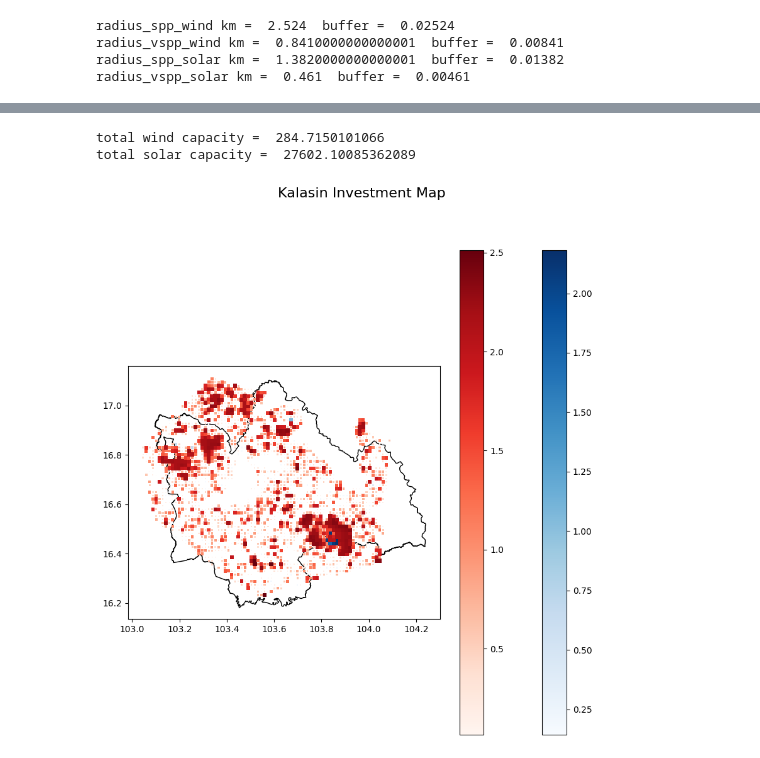
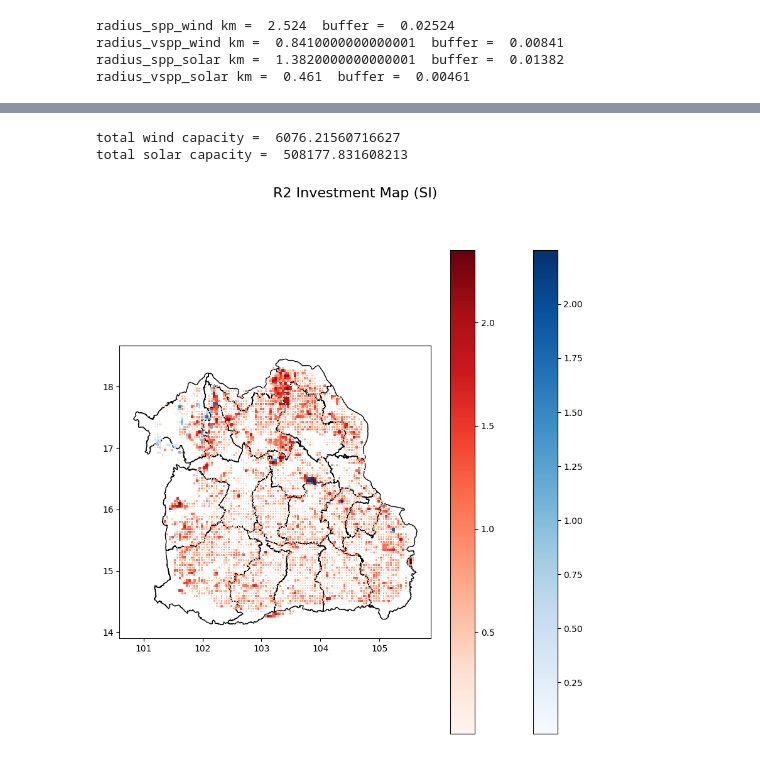
Before and after one commit to NarasetS/REPowerPlant_Siting, a Jupyter notebook: 13_SI_SitingPlant_SolarWind.ipynb, the cells around one changed output, grey strips where cells are left out. Cells and saved outputs as stored; diff of their text form; code cells hidden in the pictures.

```diff
--- a/13_SI_SitingPlant_SolarWind.ipynb
+++ b/13_SI_SitingPlant_SolarWind.ipynb
@@ -187,28 +185,41 @@ R4 Solar =  283598.55790434766
+# %%
+region = pd.read_csv('Data\\Region.csv',index_col=False)
+thailandmap = gpd.read_file('Data\\tha_admbnda_adm1_rtsd_20220121\\tha_admbnda_adm1_rtsd_20220121.shp')
+thailandmap.crs = {'init': 'epsg:4326'}
+list_region = []
+count = 0
+for i in thailandmap['ADM1_TH']:
+    r = region['region'].loc[region['province'] == i]
+    try :
+        # print(i,r.values[0])
+        list_region.append(r.values[0])
+    except :
+        print(i,'xxxxxxxxxxxxxxxxxxxxxxxxxxxxxxxxxxxxx')
+        list_region.append('xxxxxxxxxxxxxxxxxxxxxxxxxxxxxxxxxx')
+thailandmap['region'] = list_region
 # %%
-province = 'Kalasin'
-thailandmap = gpd.read_file('Data\\tha_admbnda_adm1_rtsd_20220121\\tha_admbnda_adm1_rtsd_20220121.shp')
-thailandmap.crs = {'init': 'epsg:4326'}
-specificarea = thailandmap.loc[thailandmap['ADM1_EN'] == province]
+region = 'R2'
+specificarea = thailandmap.loc[thailandmap['region'] == region]
 bound = specificarea.unary_union.bounds
 
-print("total wind capacity = ", df_wind['cap_wind'].loc[df_wind['ADM1_EN'] == province].sum())
+print("total wind capacity = ", df_wind['cap_wind'].loc[df_wind['region'] == region].sum())
 
-print("total solar capacity = ", df_solar['cap_solar'].loc[df_solar['ADM1_EN'] == province].sum())
+print("total solar capacity = ", df_solar['cap_solar'].loc[df_solar['region'] == region].sum())
 
 
 fig, ax = plt.subplots(figsize=(10,10))
-fig.suptitle(province + ' Investment Map (SI)', fontsize=16)
+fig.suptitle(region + ' Investment Map (SI)', fontsize=16)
 specificarea.plot(ax = ax, color='none', edgecolor = 'black', zorder = 0)
 try:
-    df_wind.loc[df_wind['ADM1_EN'] == province].plot(ax = ax,legend=True,zorder = 1,column = 'SI_Wind',cmap = 'Blues')
+    df_wind.loc[df_wind['region'] == region].plot(ax = ax,legend=True,zorder = 1,column = 'SI_Wind',cmap = 'Blues')
 except:
     None
 try:
-    df_solar.loc[df_solar['ADM1_EN'] == province].plot(ax = ax,legend=True,zorder = 3,column = 'SI_Solar',cmap = 'Reds')
+    df_solar.loc[df_solar['region'] == region].plot(ax = ax,legend=True,zorder = 3,column = 'SI_Solar',cmap = 'Reds')
 except:
     None
 # %% [output]
-total wind capacity =  284.7150101066
-total solar capacity =  27602.10085362089
+total wind capacity =  6076.21560716627
+total solar capacity =  508177.831608213
-[figure, old version]
+[figure, new version]
 # %%
```
Also changed, not shown: parts of 6 cells of this notebook, 4 other files.
